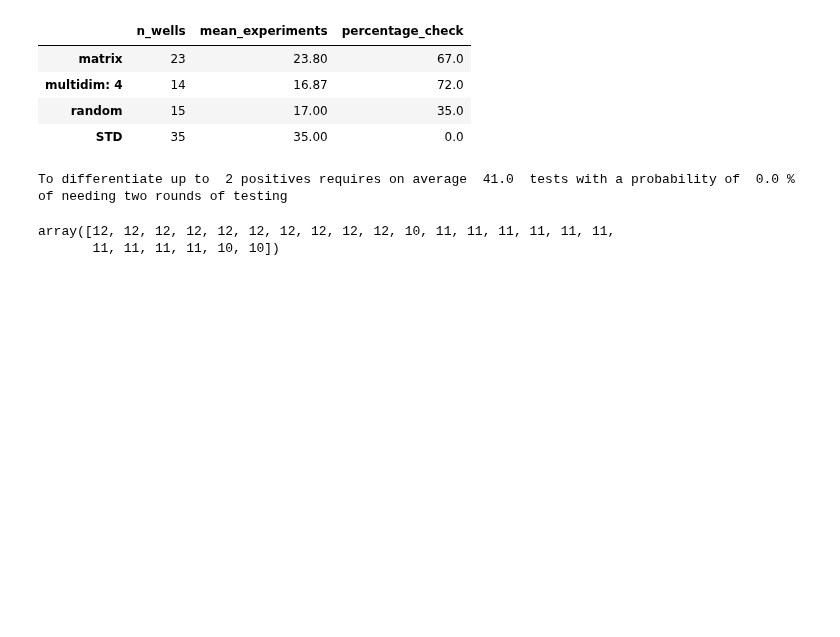
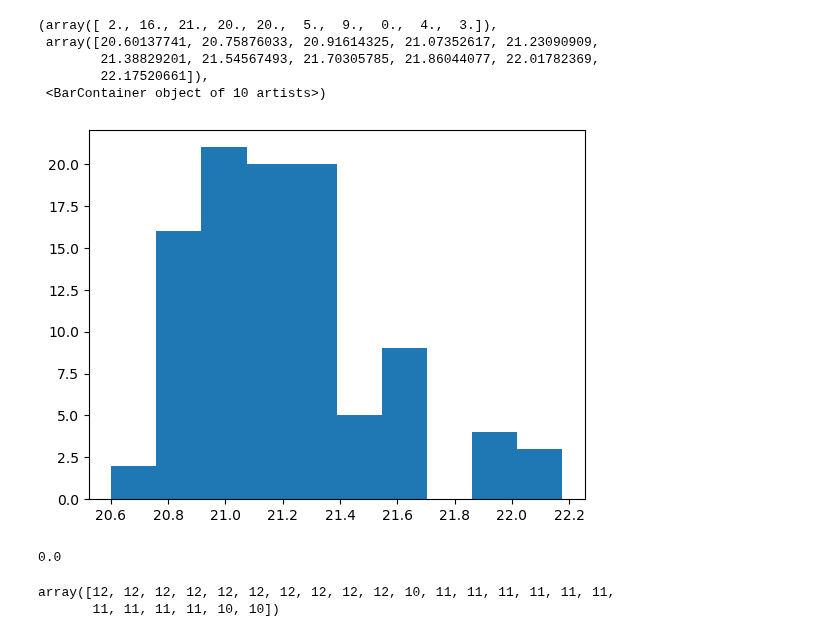
Before and after one commit to trouillon-lab/PoolPy, a Jupyter notebook: Julian_pooling.ipynb, the cells around one changed output. Saved outputs shown, nothing was run; the diff lists cells and outputs as text; code cells hidden in the pictures; blank space fills up the shorter version.

Commit message:
kwargs-based code, fixed low rand, timeit keyword

```diff
--- a/Julian_pooling.ipynb
+++ b/Julian_pooling.ipynb
@@ -542,8 +469,0 @@ np.sqrt(130)
-# %%
-method_comparison(130,2, rand_guesses=10)
-# %% [output]
-|  | n_wells | mean_experiments | percentage_check |
-| matrix | 23 | 23.80 | 67.0 |
-| multidim: 4 | 14 | 16.87 | 72.0 |
-| random | 15 | 17.00 | 35.0 |
-| STD | 35 | 35.00 | 0.0 |
@@ -573,9 +470,19 @@ def assign_wells_chinese(n_compounds:int,  differentiate:int)->np.array:
-# %%
-WA=assign_wells_chinese(120, 2)
-# %%
-dff=2
-mean_exp, _, perc_check= mean_metrics(WA, dff)
-print('To differentiate up to ', dff, 'positives requires on average ', np.round(mean_exp,2),
-      ' tests with a probability of ', perc_check, '% of needing two rounds of testing' )
-# %% [output]
-To differentiate up to  2 positives requires on average  41.0  tests with a probability of  0.0 % of needing two rounds of testing
+# %%
+exps=[]
+for i in range(100):
+    WA=assign_wells_random(120, 3, 23,20,1)
+    mean_exp, _,  _, _=mean_metrics(WA,2)
+    exps.append(mean_exp)
+# %%
+plt.hist(exps)
+# %% [output]
+(array([ 2., 16., 21., 20., 20.,  5.,  9.,  0.,  4.,  3.]),
+ array([20.60137741, 20.75876033, 20.91614325, 21.07352617, 21.23090909,
+        21.38829201, 21.54567493, 21.70305785, 21.86044077, 22.01782369,
+        22.17520661]),
+ <BarContainer object of 10 artists>)
+[figure, added]
+# %%
+np.round(0.0003431, -3)
+# %% [output]
+0.0
```
Also changed, not shown: parts of 14 cells of this notebook, 1 other file.
